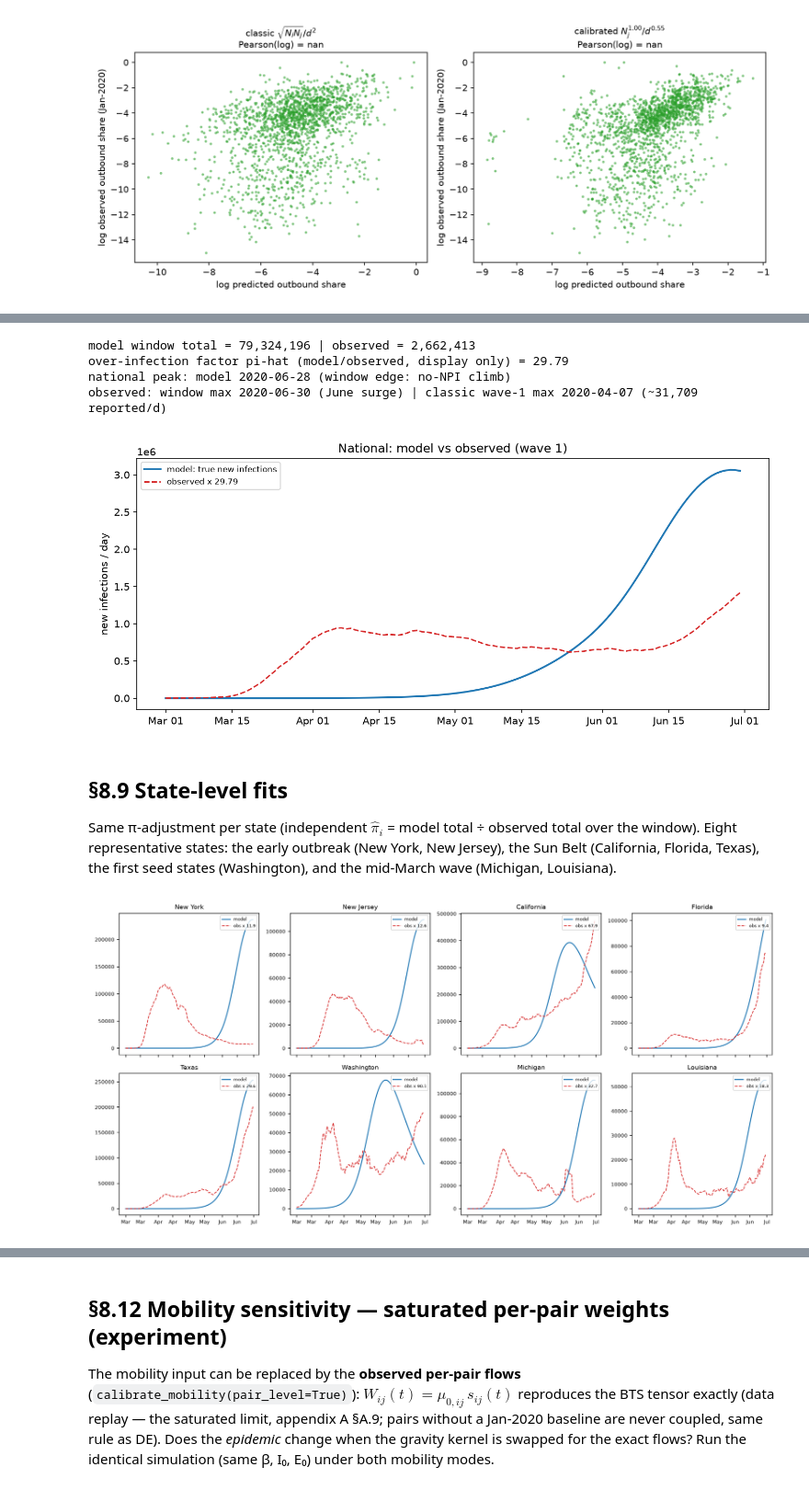
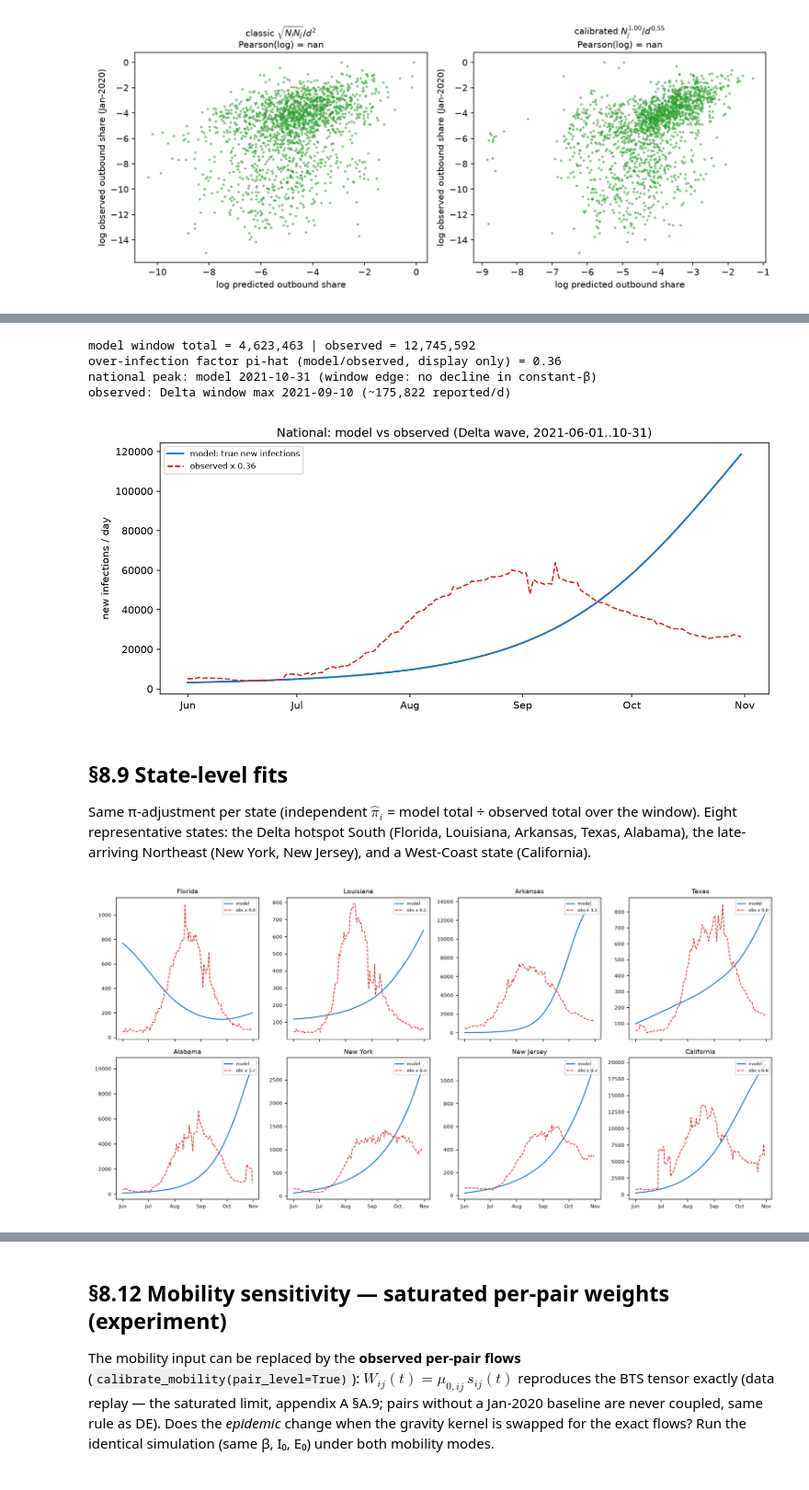
Before and after one commit to Zikai311/US_COVID, a Jupyter notebook: notebooks/08_metapopulation.ipynb, the cells around one changed output, grey strips where cells are left out. Shown at 92% size. Saved outputs shown, nothing was run; the diff lists cells and outputs as text; code cells hidden in the pictures.

```diff
--- a/notebooks/08_metapopulation.ipynb
+++ b/notebooks/08_metapopulation.ipynb
@@ -50,8 +51,8 @@ warnings.filterwarnings('ignore')
 plt.rcParams.update({'figure.dpi': 110, 'savefig.dpi': 150})
 ASSETS = '../assets'
 DAY0 = pd.Timestamp('2020-01-01')
-T0  = (pd.Timestamp('2020-03-01') - DAY0).days    # 60
-TMAX = (pd.Timestamp('2020-06-30') - DAY0).days   # 182
+T0  = (pd.Timestamp('2021-06-01') - DAY0).days    # 517 (Delta wave-4 start)
+TMAX = (pd.Timestamp('2021-10-31') - DAY0).days   # 669 (Delta wave-4 end)
 
 def show_fig(path):
     from IPython.display import Image, display
@@ -303,7 +305,7 @@ def fit_growth(df_sub):
     slope, _ = np.polyfit(t[m], np.log(s_[m]), 1)
     return slope if slope > 0 else np.nan
 
-win_start = pd.Timestamp('2020-03-01')
+win_start = pd.Timestamp('2021-06-01')
 win_days = 30
 r_i, beta_i = {}, {}
 for code in JURISDICTIONS:
@@ -320,12 +322,12 @@ med_beta = float(bs.median())
 bs = bs.fillna(med_beta)
 rs = rs.fillna(float(rs.median()))
 
-R0_MAX = 4.0
+R0_MAX = 6.0   # Delta consensus upper bound (wave-1 run used 4.0)
 beta_cap = R0_MAX * gamma / mom_ratio
 n_cap = int((bs > beta_cap).sum())
 bs = bs.clip(upper=beta_cap)
-print(f'states with usable growth window: {n_fit}/56 | fallback median beta = {med_beta:.4f} d^-1')
-print(f'R0 cap = {R0_MAX} (beta<={beta_cap:.4f}) applied to {n_cap} states (testing-ramp inflation)')
+print(f'states with usable Jun-2021 growth window: {n_fit}/56 | fallback median beta = {med_beta:.4f} d^-1')
+print(f'R0 cap = {R0_MAX} (beta<={beta_cap:.4f}) applied to {n_cap} states')
 
 fit_df = pd.DataFrame({'r': rs, 'beta': bs, 'R0': bs * mom_ratio / gamma})
 print('\nper-state beta (top 10 / bottom 10):')
@@ -334,11 +336,13 @@ print(fit_df.sort_values('beta', ascending=False).tail(10).to_string())
 
 fig, axes = plt.subplots(1, 2, figsize=(10, 3.6))
 axes[0].hist(rs, bins=20, color='C4', alpha=0.8)
-axes[0].set_xlabel('early growth rate r (d^-1)'); axes[0].set_ylabel('states')
-axes[1].hist(bs, bins=20, color='C5', alpha=0.8)
-axes[1].set_xlabel('beta (d^-1)'); axes[1].set_ylabel('states')
-axes[0].set_title('Growth rates in the Mar-2020 window')
-axes[1].set_title('Per-state infection rates (cap R0=4)')
+axes[0].set_xlabel('r (per-day growth, Jun 2021)')
+axes[0].set_title('Per-state early growth rates (Delta)')
+axes[1].hist(bs, bins=20, color='C4', alpha=0.8)
+axes[1].axvline(beta_cap, color='k', ls='--', lw=0.8, label=f'cap R0={R0_MAX}')
+axes[1].set_xlabel('β (d⁻¹)')
+axes[1].set_title('Per-state infection rates (cap R0=6)')
+axes[1].legend(fontsize=8)
 plt.tight_layout(); plt.savefig(f'{ASSETS}/fig64_beta_estimates.png'); plt.show()
 show_fig(f'{ASSETS}/fig64_beta_estimates.png')
 # %% [output]
@@ -377,6 +386,6 @@ $\pi_0 = 0.1$ (IC-level assumption only; documented in §8.11):
 # %%
-pi0 = 0.1  # IC-level assumed reporting fraction (display-adjusted later)
-seed_date = pd.Timestamp('2020-03-01')
+pi0 = 0.3  # IC-level assumed reporting fraction (2021 testing; display-adjusted later)
+seed_date = pd.Timestamp('2021-06-01')
 I0, E0 = {}, {}
 for code in JURISDICTIONS:
     name = CODE_TO_NAME[code]
@@ -386,7 +395,7 @@ for code in JURISDICTIONS:
     E0[code] = I0[code] * (rs[code] + gamma) / sigma
 
 seeded = {c: v for c, v in I0.items() if v > 0}
-print(f'states seeded on 2020-03-01: {len(seeded)}/56 | national I0 (true-scale) = {sum(seeded.values()):,.0f}')
+print(f'states seeded on 2021-06-01: {len(seeded)}/56 | national I0 (true-scale) = {sum(seeded.values()):,.0f}')
 top = sorted(seeded.items(), key=lambda kv: -kv[1])[:8]
 for c, v in top:
     print(f'  {CODE_TO_NAME[c]:<24} I0 = {v:>10,.1f}   E0 = {E0[c]:>10,.1f}')
@@ -454,53 +470,51 @@ print(f'over-infection factor pi-hat (model/observed, display only) = {pi_hat:.2
 
 pk_m = dates[int(np.argmax(nat_model))]
 pk_o = nat_obs_all.loc[dates].idxmax()
-pk_apr = nat_obs_all.loc['2020-04-01':'2020-05-15'].idxmax()
-print(f'national peak: model {pk_m.date()} (window edge: no-NPI climb)')
-print(f'observed: window max {pk_o.date()} (June surge) | '
-      f'classic wave-1 max {pk_apr.date()} (~{nat_obs_all.loc[pk_apr]:,.0f} reported/d)')
+print(f'national peak: model {pk_m.date()} (window edge: no decline in constant-β)')
+print(f'observed: Delta window max {pk_o.date()} (~{nat_obs_all.loc[pk_o]:,.0f} reported/d)')
 
 fig, ax = plt.subplots(figsize=(9.5, 4.2))
 ax.plot(dates, nat_model, lw=1.8, color='C0', label='model: true new infections')
 ax.plot(dates, pi_hat * nat_obs, '--', lw=1.4, color='C3',
         label=f'observed x {pi_hat:.2f}')
-ax.set_title('National: model vs observed (wave 1)')
+ax.set_title('National: model vs observed (Delta wave, 2021-06-01..10-31)')
 ax.set_ylabel('new infections / day')
-ax.xaxis.set_major_formatter(mdates.DateFormatter('%b %d'))
+ax.xaxis.set_major_formatter(mdates.DateFormatter('%b'))
 ax.legend(fontsize=8)
 plt.tight_layout(); plt.savefig(f'{ASSETS}/fig65_national_fit.png'); plt.show()
 show_fig(f'{ASSETS}/fig65_national_fit.png')
 # %% [output]
-model window total = 79,324,196 | observed = 2,662,413
-over-infection factor pi-hat (model/observed, display only) = 29.79
-national peak: model 2020-06-28 (window edge: no-NPI climb)
-observed: window max 2020-06-30 (June surge) | classic wave-1 max 2020-04-07 (~31,709 reported/d)
+model window total = 4,623,463 | observed = 12,745,592
+over-infection factor pi-hat (model/observed, display only) = 0.36
+national peak: model 2021-10-31 (window edge: no decline in constant-β)
+observed: Delta window max 2021-09-10 (~175,822 reported/d)
-[figure, old version]
+[figure, new version]
 # %% [markdown]
 ## §8.9 State-level fits
 
 Same π-adjustment per state (independent $\hat\pi_i$ = model total ÷ observed
-total over the window). Eight representative states: the early outbreak
-(New York, New Jersey), the Sun Belt (California, Florida, Texas), the first
-seed states (Washington), and the mid-March wave (Michigan, Louisiana).
+total over the window). Eight representative states: the Delta hotspot
+South (Florida, Louisiana, Arkansas, Texas, Alabama), the late-arriving
+Northeast (New York, New Jersey), and a West-Coast state (California).
 # %%
-sel8 = ['New York', 'New Jersey', 'California', 'Florida',
-              'Texas', 'Washington', 'Michigan', 'Louisiana']
+sel8 = ['Florida', 'Louisiana', 'Arkansas', 'Texas', 'Alabama',
+              'New York', 'New Jersey', 'California']
 fig, axes = plt.subplots(2, 4, figsize=(14, 6.8), sharex=True)
 for axx, name in zip(axes.ravel(), sel8):
     code = NAME_TO_CODE[name]
     i = JURISDICTIONS.index(code)
     obs = us[us.state == name].set_index('date')['new_cases_smooth'].reindex(dates).fillna(0).values
     pi = float(new_inf[i].sum() / max(obs.sum(), 1))
     axx.plot(dates, new_inf[i], lw=1.4, color='C0', label='model')
     axx.plot(dates, pi * obs, '--', lw=1.1, color='C3', label=f'obs x {pi:.1f}')
     axx.set_title(name, fontsize=9)
     axx.tick_params(labelsize=7)
     axx.legend(fontsize=6, loc='upper right')
 axes[0, 0].xaxis.set_major_formatter(mdates.DateFormatter('%b'))
 plt.tight_layout(); plt.savefig(f'{ASSETS}/fig66_state_fits.png'); plt.show()
 show_fig(f'{ASSETS}/fig66_state_fits.png')
 # %% [output]
-[figure, old version]
+[figure, new version]
 # %% [markdown]
 ## §8.10 Spatial timing: outbreak onset order
 
```
Also changed, not shown: parts of 20 cells of this notebook, 7 other files.
